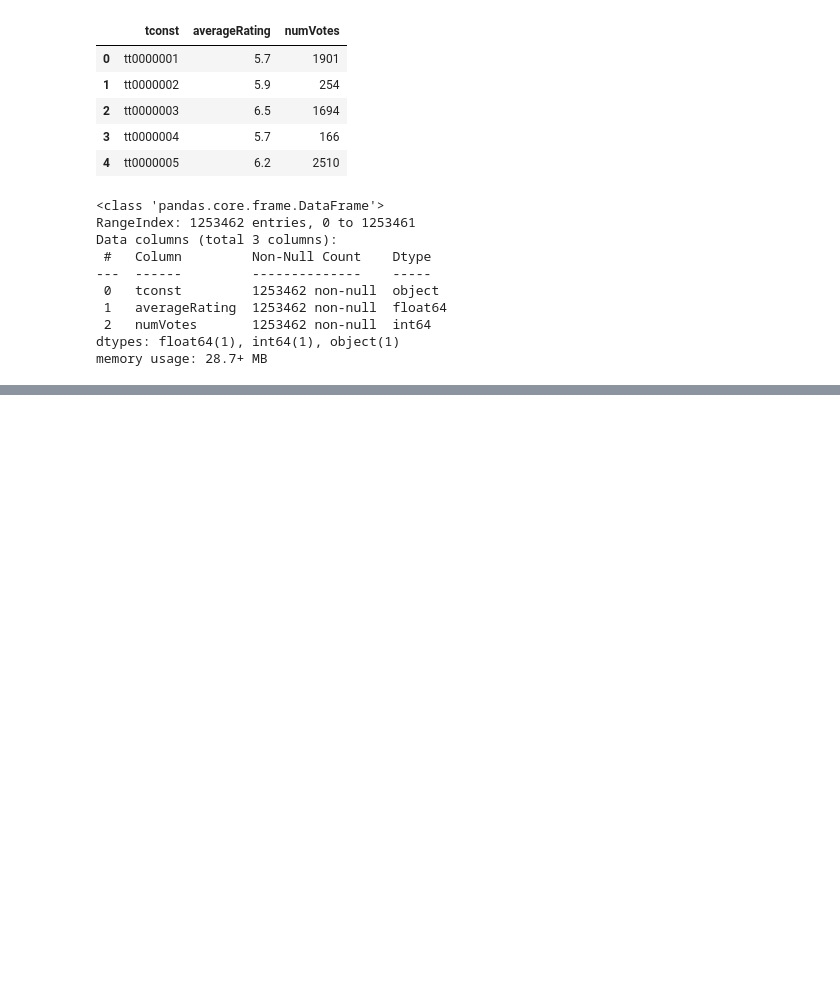
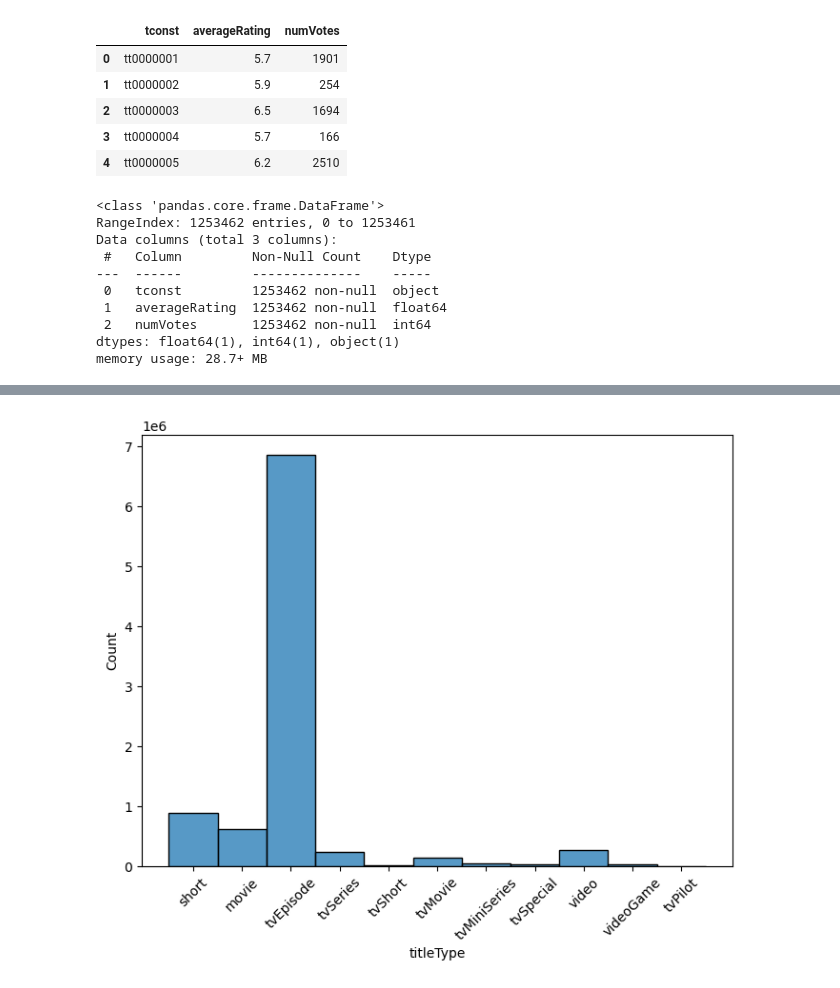
Before and after one commit to KarishmaVelagaleti/IMDBDataset, a Jupyter notebook: IMDB Dataset.ipynb, the cells around one changed output, grey strips where cells are left out. Saved outputs shown, nothing was run; the diff lists cells and outputs as text; code cells hidden in the pictures; blank space fills up the shorter version.

```diff
--- a/IMDB Dataset.ipynb
+++ b/IMDB Dataset.ipynb
@@ -120,0 +291,7 @@ basics.head()
+# %%
+fig, ax = plt.subplots(figsize=(8, 6), dpi=100)
+p = sns.histplot(x='titleType', data=basic)
+plt.xticks(rotation=45)
+plt.show()
+# %% [output]
+[figure, added]
```
Also changed, not shown: parts of 49 cells of this notebook.
